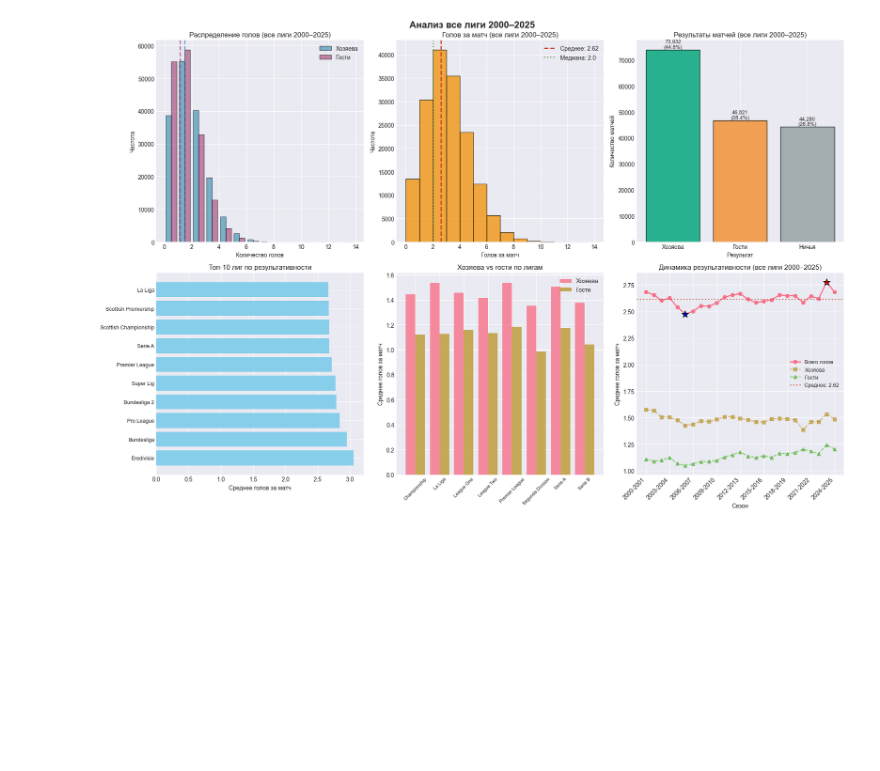
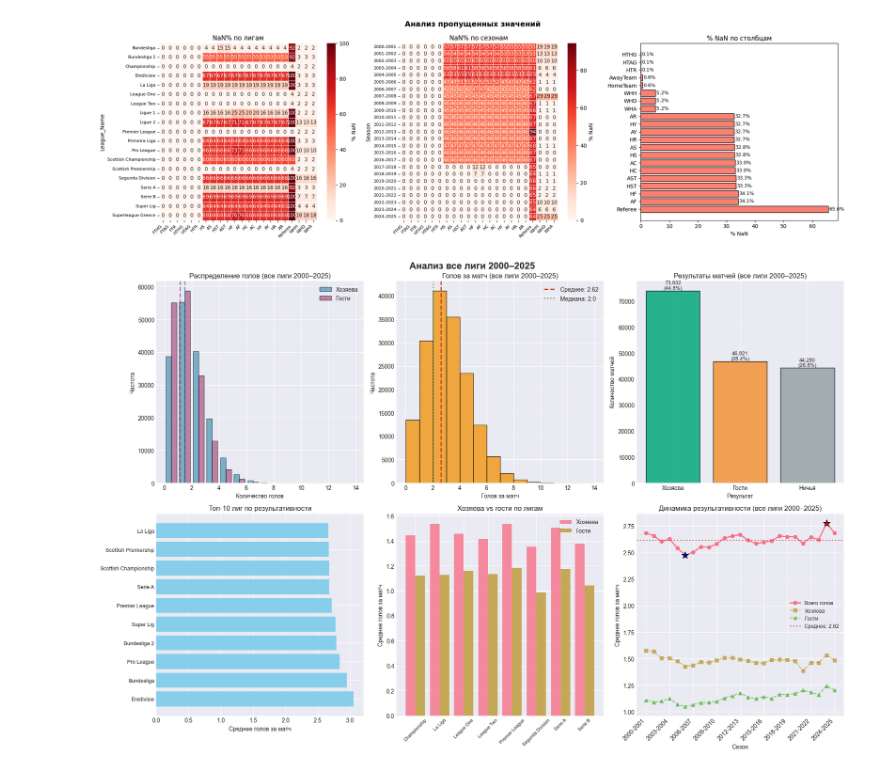
Before and after one commit to Im-fast-as-blitz/predictive-models-for-football, a Jupyter notebook: notebooks/data_analysis.ipynb, the cells around one changed output. Saved outputs shown, nothing was run; the diff lists cells and outputs as text; code cells hidden in the pictures; blank space fills up the shorter version.

```diff
--- a/notebooks/data_analysis.ipynb
+++ b/notebooks/data_analysis.ipynb
@@ -90,0 +239,93 @@ if df_all is not None:
+# %%
+import pandas as pd
+import matplotlib.pyplot as plt
+import seaborn as sns
+
+df = pd.read_csv('all_leagues_complete.csv')
+
+# Общая статистика по NaN
+nan_stats = pd.DataFrame({
+    'total': df.isna().sum(),
+    'pct': (df.isna().sum() / len(df) * 100).round(2)
+}).sort_values('pct', ascending=False)
+
+print(f"Всего строк: {len(df):,}")
+print(f"Всего столбцов: {len(df.columns)}")
+print(f"\nСтолбцов без NaN: {(nan_stats['pct'] == 0).sum()}")
+print(f"Столбцов с NaN: {(nan_stats['pct'] > 0).sum()}")
+print(f"\nNaN по столбцам:\n{nan_stats.to_string()}")
+
+# NaN по лигам для ключевых столбцов
+key_cols = ['FTHG', 'FTAG', 'FTR', 'HTHG', 'HTAG', 'HTR',
+            'HS', 'AS', 'HST', 'AST', 'HF', 'AF',
+            'HC', 'AC', 'HY', 'AY', 'HR', 'AR',
+            'Referee', 'WHH', 'WHD', 'WHA']
+
+existing_key_cols = [c for c in key_cols if c in df.columns]
+
+league_nan = (
+    df.groupby('League_Name')[existing_key_cols]
+    .apply(lambda x: x.isna().mean() * 100)
+    .round(1)
+)
+
+print(f"\nNaN% по лигам и столбцам:")
+print(league_nan.to_string())
+
+# NaN по сезонам
+season_nan = (
+    df.groupby('Season')[existing_key_cols]
+    .apply(lambda x: x.isna().mean() * 100)
+    .round(1)
+)
+
+print(f"\nNaN% по сезонам:")
+print(season_nan.to_string())
+
+# Визуализация
+fig, axes = plt.subplots(1, 3, figsize=(20, 6))
+fig.suptitle('Анализ пропущенных значений', fontsize=14, fontweight='bold')
+
+# Тепловая карта NaN по лигам
+sns.heatmap(
+    league_nan,
+    ax=axes[0],
+    cmap='Reds',
+    annot=True,
+    fmt='.0f',
+    linewidths=0.5,
+    cbar_kws={'label': '% NaN'}
+)
+axes[0].set_title('NaN% по лигам')
+axes[0].set_xticklabels(axes[0].get_xticklabels(), rotation=45, ha='right', fontsize=8)
+axes[0].set_yticklabels(
+    [name.split('(')[0].strip() for name in league_nan.index],
+    rotation=0, fontsize=8
+)
+
+# Тепловая карта NaN по сезонам
+sns.heatmap(
+    season_nan,
+    ax=axes[1],
+    cmap='Reds',
+    annot=True,
+    fmt='.0f',
+    linewidths=0.5,
+    cbar_kws={'label': '% NaN'}
+)
+axes[1].set_title('NaN% по сезонам')
+axes[1].set_xticklabels(axes[1].get_xticklabels(), rotation=45, ha='right', fontsize=8)
+axes[1].set_yticklabels(axes[1].get_yticklabels(), rotation=0, fontsize=8)
+
+# Общий % NaN по столбцам
+cols_with_nan = nan_stats[nan_stats['pct'] > 0]
+axes[2].barh(cols_with_nan.index, cols_with_nan['pct'], color='salmon', edgecolor='black')
+axes[2].set_xlabel('% NaN')
+axes[2].set_title('% NaN по столбцам')
+for i, (idx, row) in enumerate(cols_with_nan.iterrows()):
+    axes[2].text(row['pct'] + 0.3, i, f"{row['pct']:.1f}%", va='center', fontsize=9)
+
+plt.tight_layout()
+plt.savefig('nan_analysis.png', dpi=150, bbox_inches='tight', facecolor='white')
+plt.show()
+# %% [output]
@@ -91,3 +349,4 @@ if df_all is not None:
+[figure, added]
 # %%
 import pandas as pd
 import matplotlib.pyplot as plt
```
Also changed, not shown: parts of 4 cells of this notebook, 5 other files.
